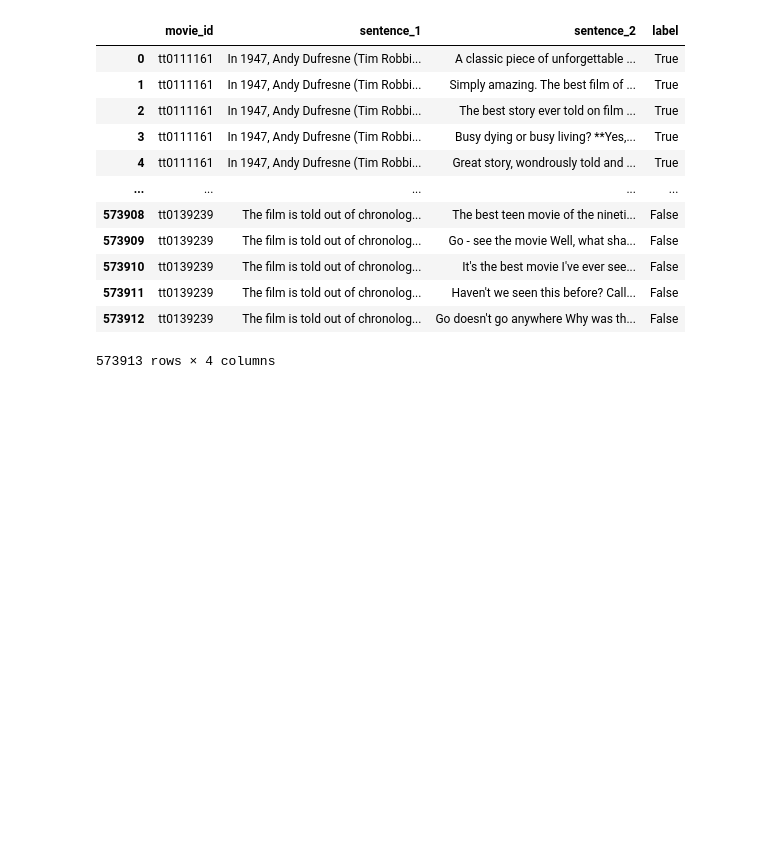
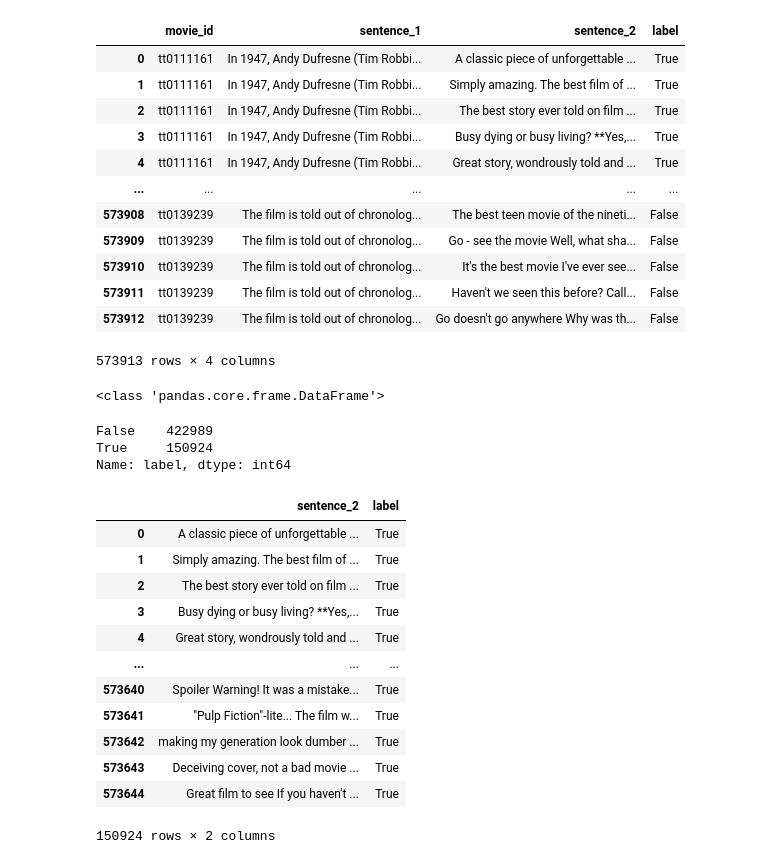
Before and after one commit to Shanu-Mathew/Movie-Spoiler-Shield, a Jupyter notebook: Notebook/Movie Spoiler Blocker Extension.ipynb, the cells around one changed output. Drawn from its saved outputs; the diff is of its cells as text; code cells hidden in the pictures; blank space fills up the shorter version.

```diff
--- a/Notebook/Movie Spoiler Blocker Extension.ipynb
+++ b/Notebook/Movie Spoiler Blocker Extension.ipynb
@@ -6,5 +43,5 @@ import re
 # %%
-data_movie_details=pd.read_json('../Data/IMDB_movie_details.json',lines=True)
+data_movie_details=pd.read_json('/content/drive/MyDrive/Project/Spoiler-Blocker-Extension/Data/IMDB_movie_details.json',lines=True)
 data_movie_details.head(15)
 # %% [output]
 |  | movie_id | plot_summary | duration | genre | rating | release_date | plot_synopsis |
@@ -24,7 +61,7 @@ data_movie_details.head(15)
 | 13 | tt0143145 | James Bond is back. An oil tycoon... | 2h 8min | [Action, Adventure, Thriller] | 6.4 | 1999-11-19 | In Bilbao, Spain, MI6 agent, Jame... |
 | 14 | tt0435625 | A woman goes on vacation with her... | 1h 39min | [Adventure, Horror, Thriller] | 7.2 | 2006-08-04 | A whitewater rafting trip is unde... |
 # %%
-data_movie_reviews=pd.read_json('../Data/IMDB_reviews.json',lines=True)
+data_movie_reviews=pd.read_json('/content/drive/MyDrive/Project/Spoiler-Blocker-Extension/Data/IMDB_reviews.json',lines=True)
 data_movie_reviews
 # %% [output]
 |  | review_date | movie_id | user_id | is_spoiler | review_text | rating | review_summary |
@@ -97,3 +134,31 @@ df_train
 | 573911 | tt0139239 | The film is told out of chronolog... | Haven't we seen this before? Call... | False |
 | 573912 | tt0139239 | The film is told out of chronolog... | Go doesn't go anywhere Why was th... | False |
 573913 rows × 4 columns
+# %%
+df_train_1=df_train.drop(['movie_id','sentence_1'],axis =1)
+print(type(df_train_1))
+# %% [output]
+<class 'pandas.core.frame.DataFrame'>
+# %%
+df_train_1['label'].value_counts()
+# %% [output]
+False    422989
+True     150924
+Name: label, dtype: int64
+# %%
+df_True=df_train_1[df_train_1['label']==True]
+df_True
+# %% [output]
+|  | sentence_2 | label |
+| 0 | A classic piece of unforgettable ... | True |
+| 1 | Simply amazing. The best film of ... | True |
+| 2 | The best story ever told on film ... | True |
+| 3 | Busy dying or busy living? **Yes,... | True |
+| 4 | Great story, wondrously told and ... | True |
+| ... | ... | ... |
+| 573640 | Spoiler Warning! It was a mistake... | True |
+| 573641 | "Pulp Fiction"-lite... The film w... | True |
+| 573642 | making my generation look dumber ... | True |
+| 573643 | Deceiving cover, not a bad movie ... | True |
+| 573644 | Great film to see If you haven't ... | True |
+150924 rows × 2 columns
```
Also changed, not shown: parts of 17 cells of this notebook, 2 other files.
